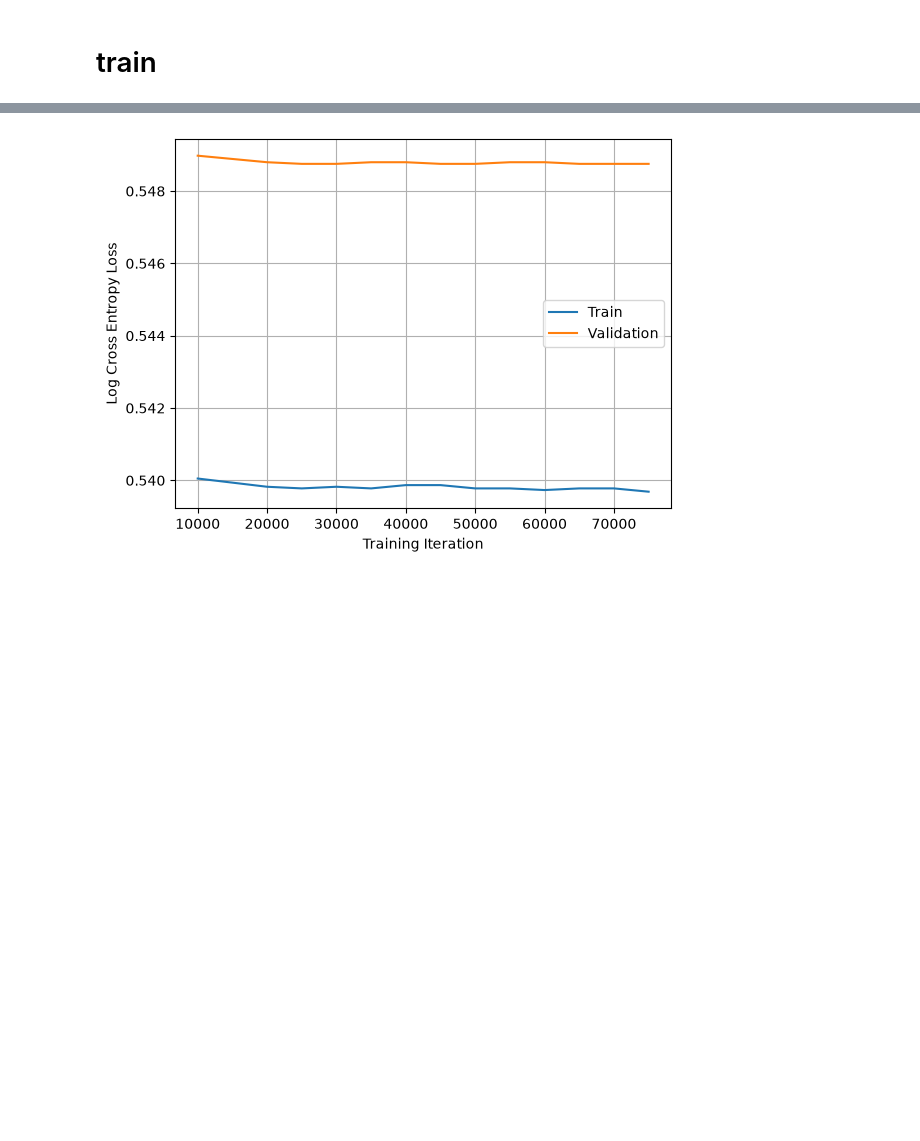
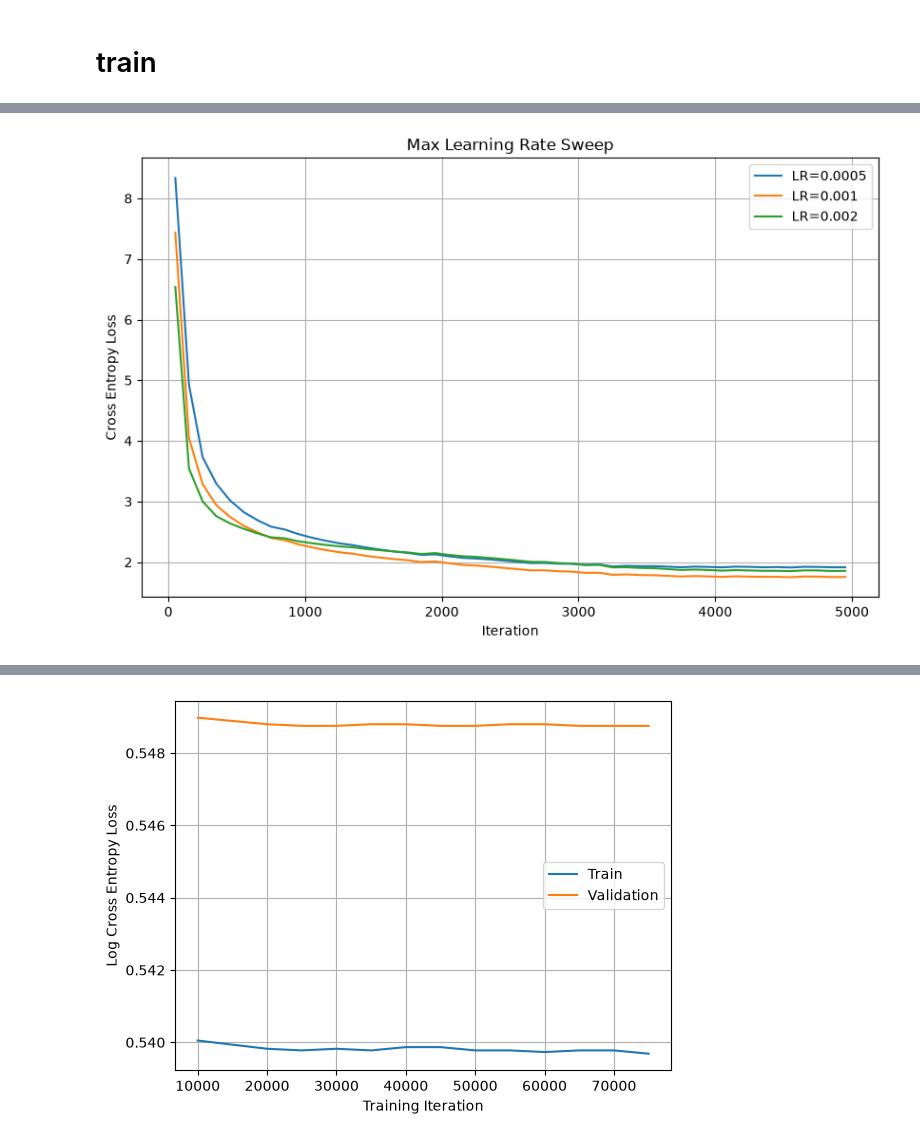
Before and after one commit to 17SingerAbel/cs336a1, a Jupyter notebook: train.ipynb, the cells around one changed output, grey strips where cells are left out. Saved outputs shown, nothing was run; the diff lists cells and outputs as text; code cells hidden in the pictures; blank space fills up the shorter version.

```diff
--- a/train.ipynb
+++ b/train.ipynb
@@ -275,5 +288,0 @@ plt.show()
-# %%
-import json
-
-with open("exp1_logs.json", "w") as f:
-    json.dump(logs, f)
@@ -282,3 +289,11 @@ import json
-# %%
-with open("exp1_logs.json") as f:
-    logs = json.load(f)
+# %%
+max_lrs = [5e-4, 1e-3, 2e-3]
+
+for max_lr in max_lrs:
+    logs = train_experiment(
+        max_lr=max_lr,
+        min_lr=1e-6,
+        warmup_iters=500,
+        cosine_cycle_iters=5000,
+        seed=42,
+    )
@@ -284,0 +318,48 @@ with open("exp1_logs.json") as f:
+# %%
+import json
+import numpy as np
+import matplotlib.pyplot as plt
+
+max_lrs = [5e-4, 1e-3, 2e-3]
+window = 100
+
+plt.figure(figsize=(10, 6))
+
+for max_lr in max_lrs:
+    log_path = f"reports/exp2/lr_{max_lr}_train_logs.json"
+
+    with open(log_path, "r") as f:
+        logs = json.load(f)
+
+    losses = np.array(logs["train_loss"])
+    iterations = np.array(logs["iteration"])
+
+    # 100-step mean
+    n = len(losses) // window
+
+    mean_loss = (
+        losses[:n * window]
+        .reshape(n, window)
+        .mean(axis=1)
+    )
+
+    mean_iteration = (
+        iterations[:n * window]
+        .reshape(n, window)
+        .mean(axis=1)
+    )
+
+    plt.plot(
+        mean_iteration,
+        mean_loss,
+        label=f"LR={max_lr:g}"
+    )
+
+plt.xlabel("Iteration")
+plt.ylabel("Cross Entropy Loss")
+plt.title("Max Learning Rate Sweep")
+plt.legend()
+plt.grid()
+plt.show()
+# %% [output]
+[figure, added]
```
Also changed, not shown: parts of 18 cells of this notebook, 17 other files.
